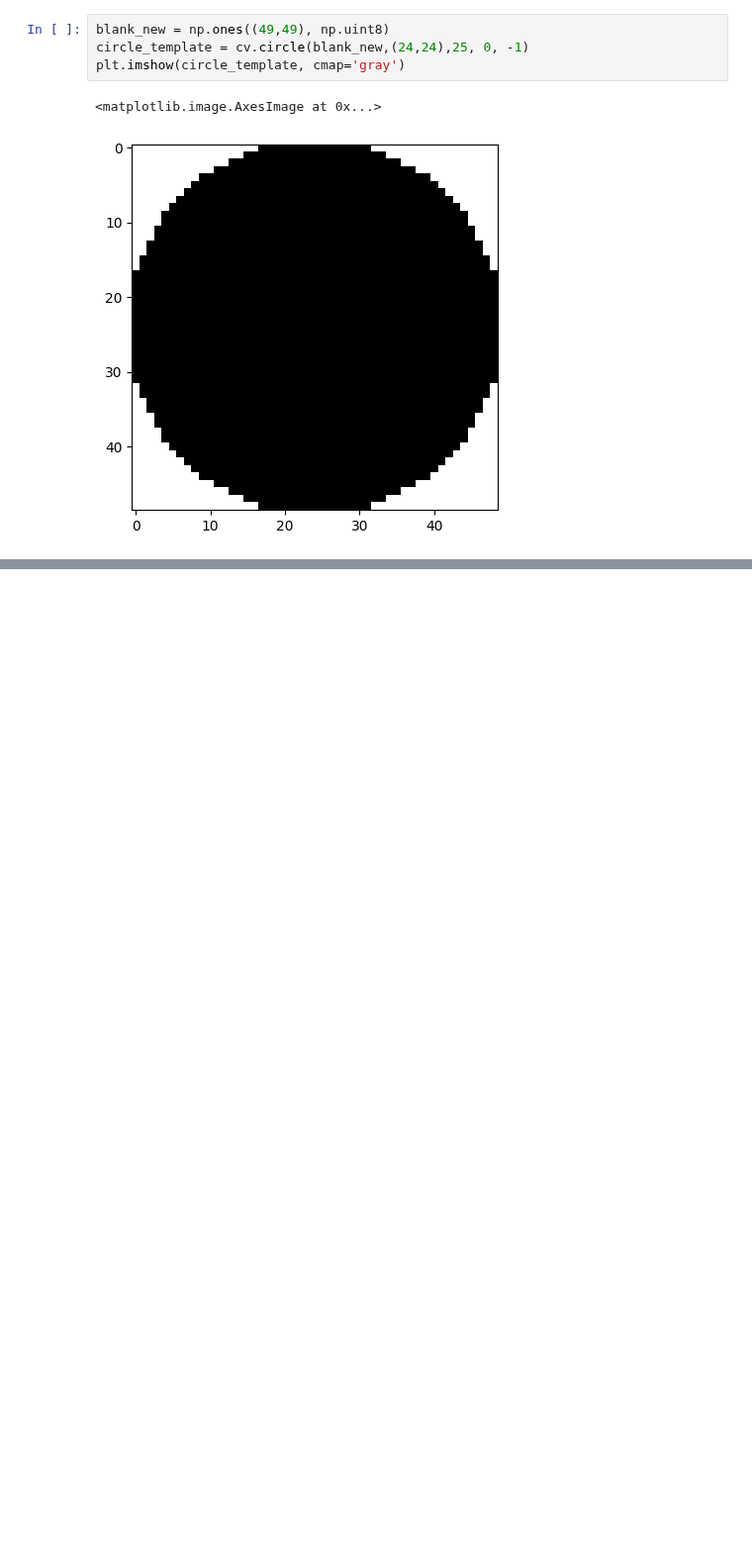
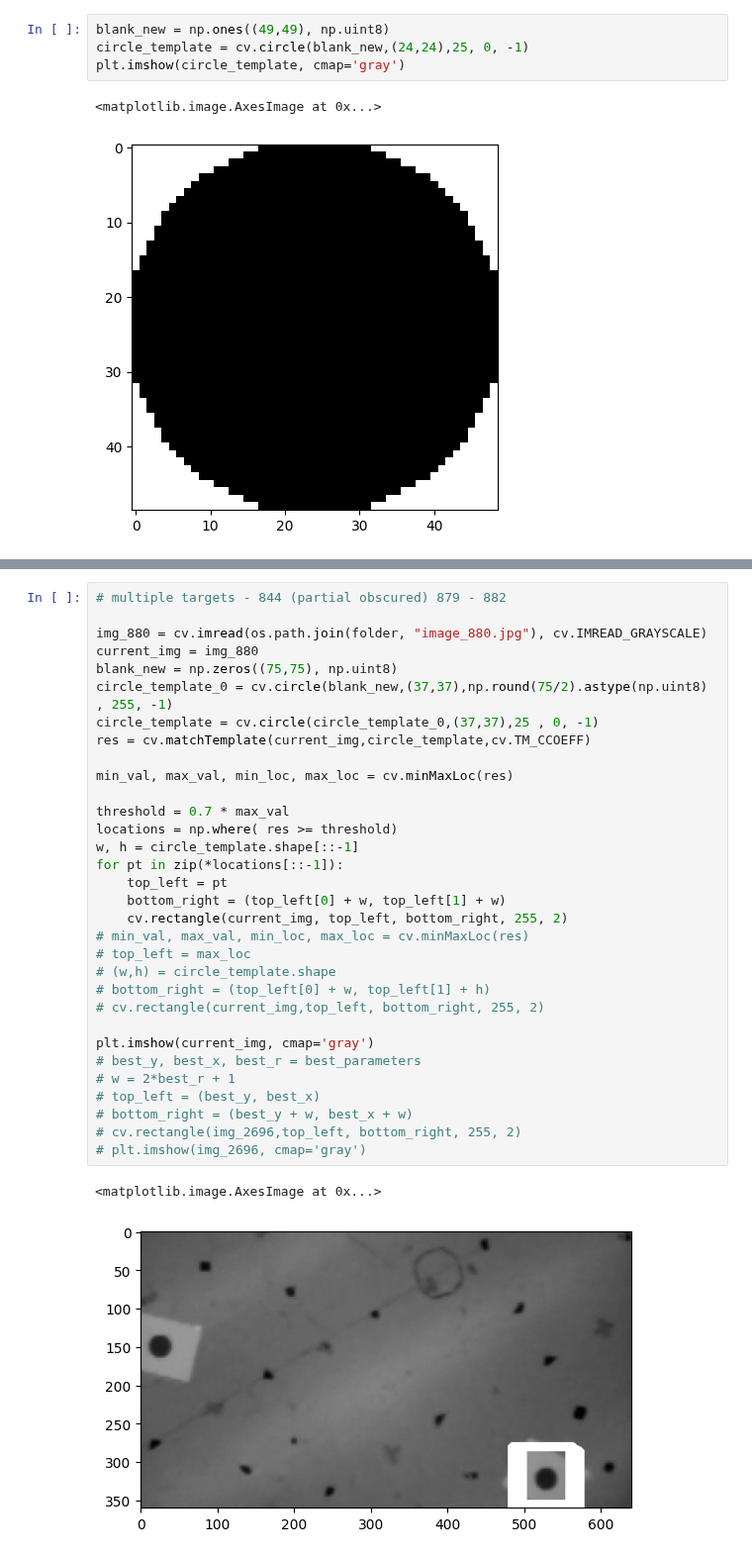
Before and after one commit to jclundy/aer1217_labs, a Jupyter notebook: lab3/lab3-notebook.ipynb, the cells around one changed output, grey strips where cells are left out. Shown at 99% size. Cells and saved outputs as stored; diff of their text form; blank space fills up the shorter version.

```diff
--- a/lab3/lab3-notebook.ipynb
+++ b/lab3/lab3-notebook.ipynb
@@ -265,0 +216,35 @@ plt.imshow(img_2696, cmap='gray')
+# %%
+# multiple targets - 844 (partial obscured) 879 - 882
+
+img_880 = cv.imread(os.path.join(folder, "image_880.jpg"), cv.IMREAD_GRAYSCALE)
+current_img = img_880
+blank_new = np.zeros((75,75), np.uint8)
+circle_template_0 = cv.circle(blank_new,(37,37),np.round(75/2).astype(np.uint8) , 255, -1)
+circle_template = cv.circle(circle_template_0,(37,37),25 , 0, -1)
+res = cv.matchTemplate(current_img,circle_template,cv.TM_CCOEFF)
+
+min_val, max_val, min_loc, max_loc = cv.minMaxLoc(res)
+
+threshold = 0.7 * max_val
+locations = np.where( res >= threshold)
+w, h = circle_template.shape[::-1]
+for pt in zip(*locations[::-1]):
+    top_left = pt
+    bottom_right = (top_left[0] + w, top_left[1] + w)
+    cv.rectangle(current_img, top_left, bottom_right, 255, 2)
+# min_val, max_val, min_loc, max_loc = cv.minMaxLoc(res)
+# top_left = max_loc
+# (w,h) = circle_template.shape
+# bottom_right = (top_left[0] + w, top_left[1] + h)
+# cv.rectangle(current_img,top_left, bottom_right, 255, 2)
+
+plt.imshow(current_img, cmap='gray')
+# best_y, best_x, best_r = best_parameters
+# w = 2*best_r + 1
+# top_left = (best_y, best_x)
+# bottom_right = (best_y + w, best_x + w)
+# cv.rectangle(img_2696,top_left, bottom_right, 255, 2)
+# plt.imshow(img_2696, cmap='gray')
+# %% [output]
+<matplotlib.image.AxesImage at 0x...>
+[figure, added]
```
Also changed, not shown: parts of 32 cells of this notebook.
